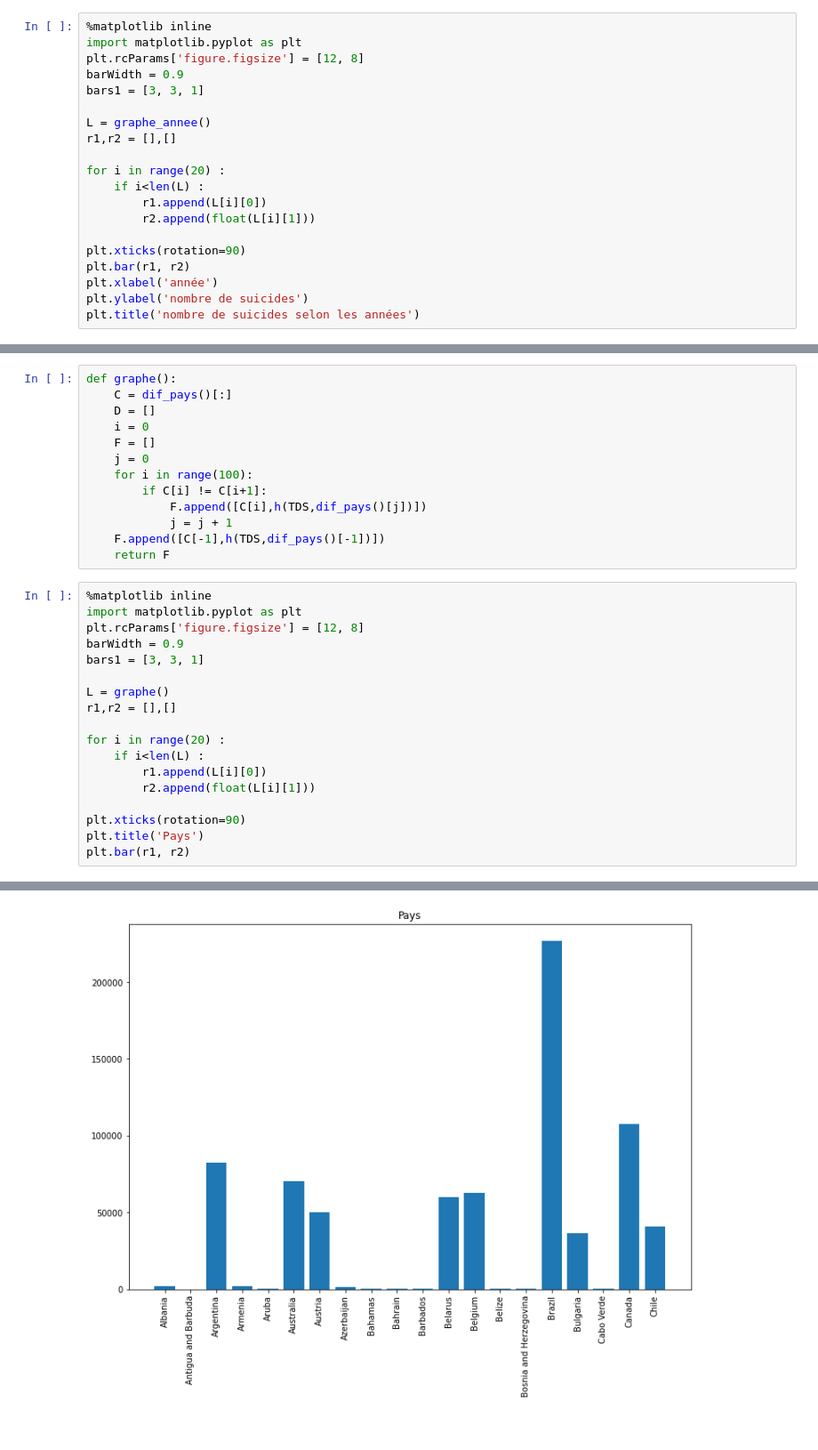
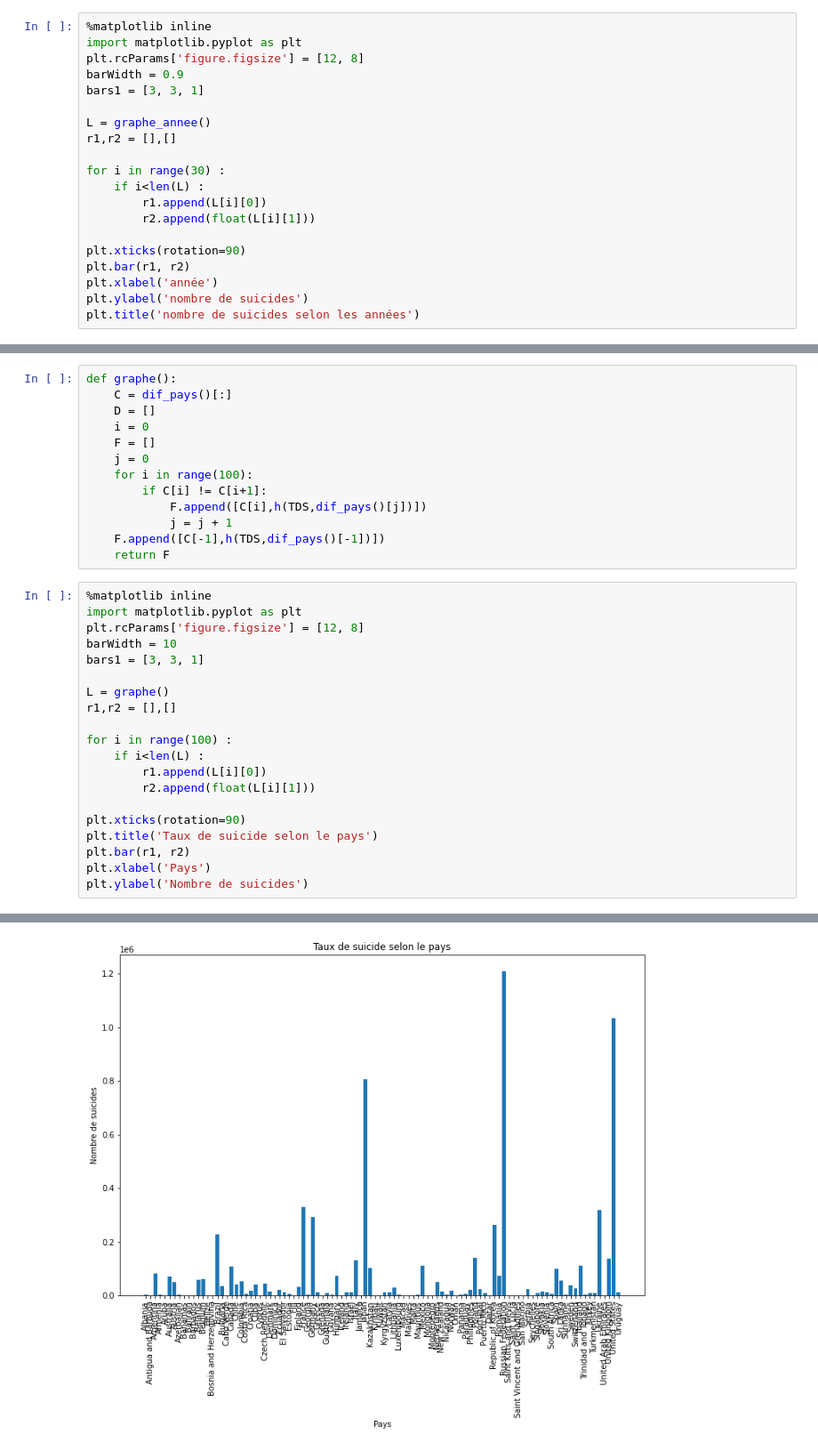
Before and after one commit to Celine-Tang/Projet-traitement-de-donn-es, a Jupyter notebook: Projet_traitement_de_données.ipynb, the cells around one changed output, grey strips where cells are left out. Shown: that part at 89% size. Drawn from its saved outputs; the diff is of its cells as text.

```diff
--- a/Projet_traitement_de_données.ipynb
+++ b/Projet_traitement_de_données.ipynb
@@ -407,7 +423,7 @@ bars1 = [3, 3, 1]
 L = graphe_annee()
 r1,r2 = [],[]
 
-for i in range(20) :
+for i in range(30) :
     if i<len(L) :
         r1.append(L[i][0])
         r2.append(float(L[i][1]))
@@ -464,18 +480,20 @@ def graphe():
 %matplotlib inline
 import matplotlib.pyplot as plt
 plt.rcParams['figure.figsize'] = [12, 8]
-barWidth = 0.9
+barWidth = 10
 bars1 = [3, 3, 1]
 
 L = graphe()
 r1,r2 = [],[]
 
-for i in range(20) :
+for i in range(100) :
     if i<len(L) :
         r1.append(L[i][0])
         r2.append(float(L[i][1]))
 
 plt.xticks(rotation=90)
-plt.title('Pays')
+plt.title('Taux de suicide selon le pays')
 plt.bar(r1, r2)
+plt.xlabel('Pays')
+plt.ylabel('Nombre de suicides')
 # %% [output]
@@ -483,2 +501,2 @@ plt.bar(r1, r2)
-[figure, old version]
+[figure, new version]
 # %% [markdown]
```
Also changed, not shown: parts of 6 cells of this notebook.
